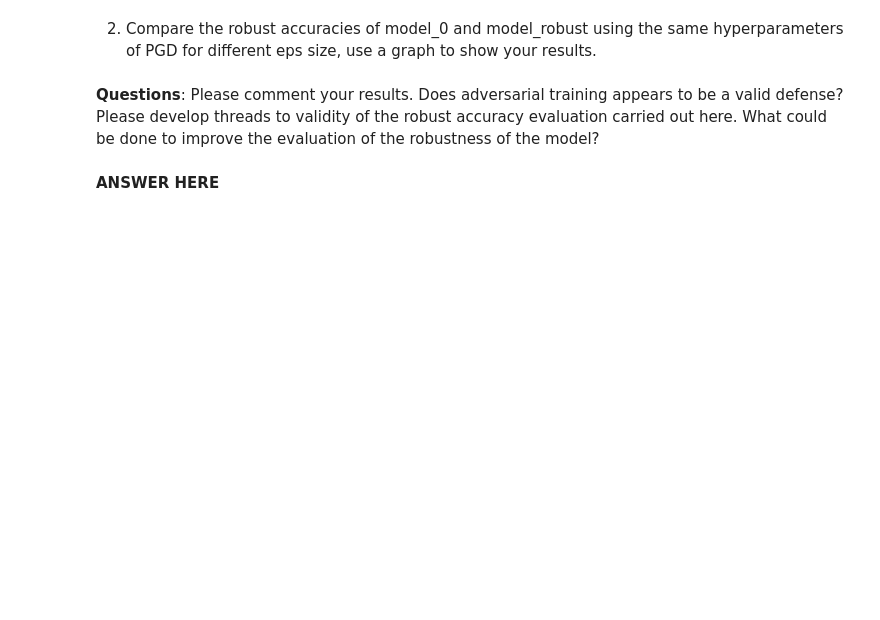
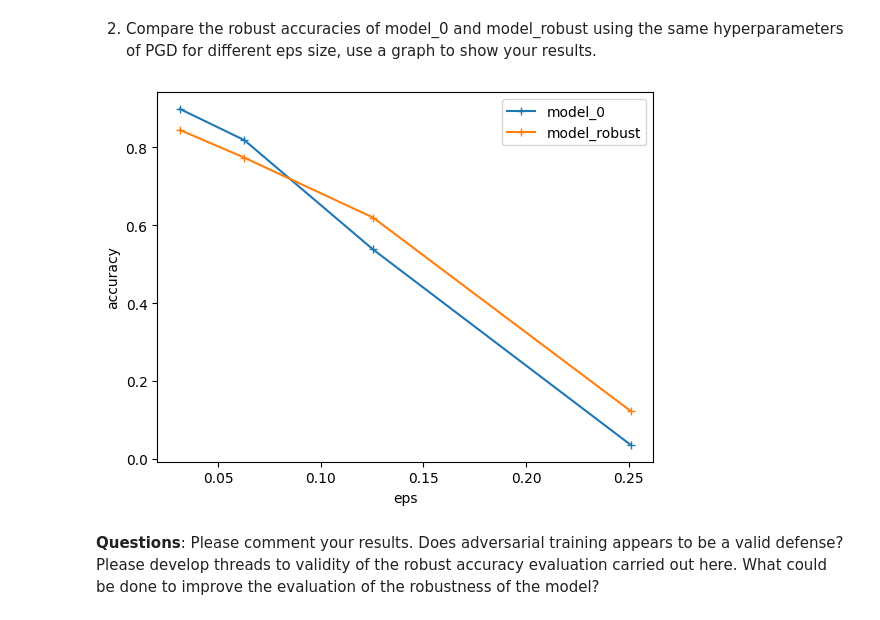
Before and after one commit to pluieciel/applied-ml-uni-lu, a Jupyter notebook: Part3_.ipynb, the cells around one changed output. Cells and saved outputs as stored; diff of their text form; code cells hidden in the pictures; blank space fills up the shorter version.

```diff
--- a/Part3_.ipynb
+++ b/Part3_.ipynb
@@ -456,3 +501,6 @@ def train_loop(dataloader, model, loss_fn, optimizer, batch_size):
 # %%
 ## YOUR CODE HERE: The rest of training implementation is unchanged.
 ## Do not reuse the same optimizer object!!!
+optimizer = torch.optim.SGD(model_robust.parameters(), lr=learning_rate, momentum=momentum)
+# %%
+train_model(model_robust, x_train, y_train, x_val, y_val, optimizer, batch_size, loss_func, epochs)
@@ -462,4 +527,4 @@ def train_loop(dataloader, model, loss_fn, optimizer, batch_size):
 n_examples = 1000
 n_iter = 50
 eps = [8/255, 16/255, 32/255, 64/255]
-alpha = [e/10 for e in eps]
+#alpha = [e/10 for e in eps]
@@ -468,4 +531,31 @@ alpha = [e/10 for e in eps]
+# %%
+## YOUR CODE HERE
+accuracy_0 = []
+accuracy_robust = []
+for e in eps:
+    alpha = e/10
+    for i in range(2):
+        adversary = LinfPGDAttack((model_0, model_robust)[i], #<-
+                                loss_fn=nn.CrossEntropyLoss(),
+                                eps=e, #<-
+                                nb_iter=n_iter,
+                                eps_iter=alpha, #<-
+                                rand_init=True,
+                                clip_min=0.0,
+                                clip_max=1.0,
+                                targeted=False)
+        if i==0:
+            accuracy_0.append(attack_model(model_0, x_test, y_test, loss_func, n_examples, adversary))
+        else:
+            accuracy_robust.append(attack_model(model_robust, x_test, y_test, loss_func, n_examples, adversary))
+# %%
+plt.plot(eps, accuracy_0, "+-", label="model_0")
+plt.plot(eps, accuracy_robust, "+-", label="model_robust")
+plt.xlabel('eps')
+plt.ylabel('accuracy')
+plt.legend(loc="upper right")
+plt.show()
+# %% [output]
+[figure, added]
 # %% [markdown]
 **Questions**: Please comment your results. Does adversarial training appears to be a valid defense? Please develop threads to validity of the robust accuracy evaluation carried out here. What could be done to improve the evaluation of the robustness of the model?
-# %% [markdown]
-**ANSWER HERE**
```
Also changed, not shown: parts of 16 cells of this notebook.
